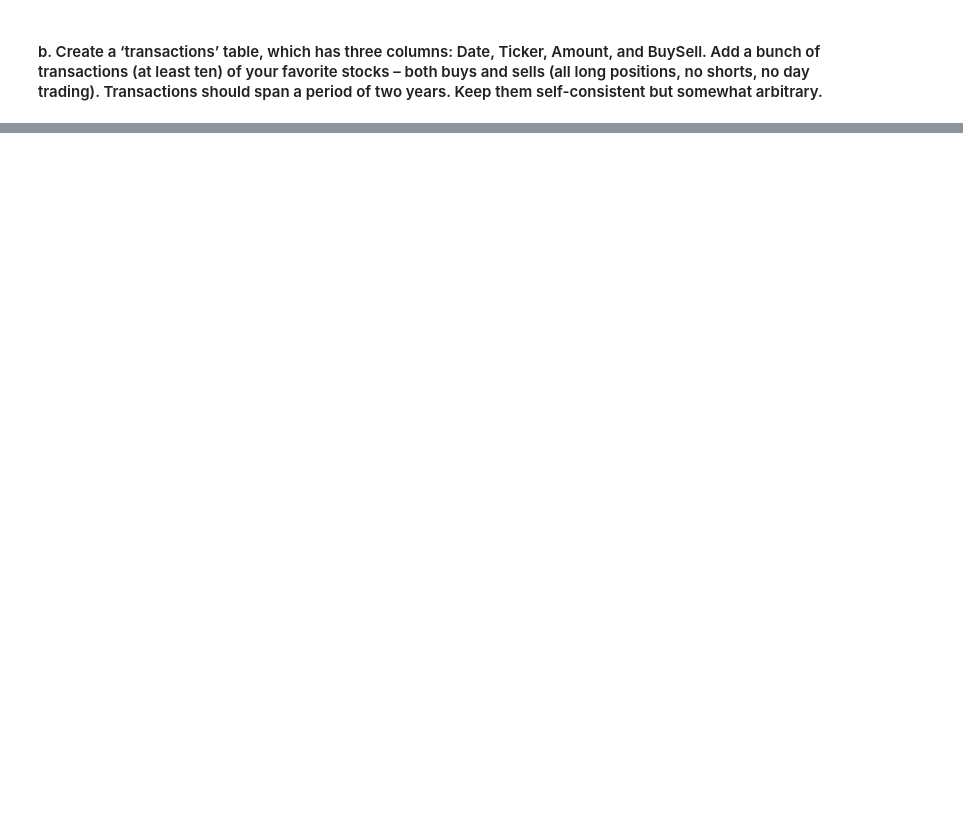
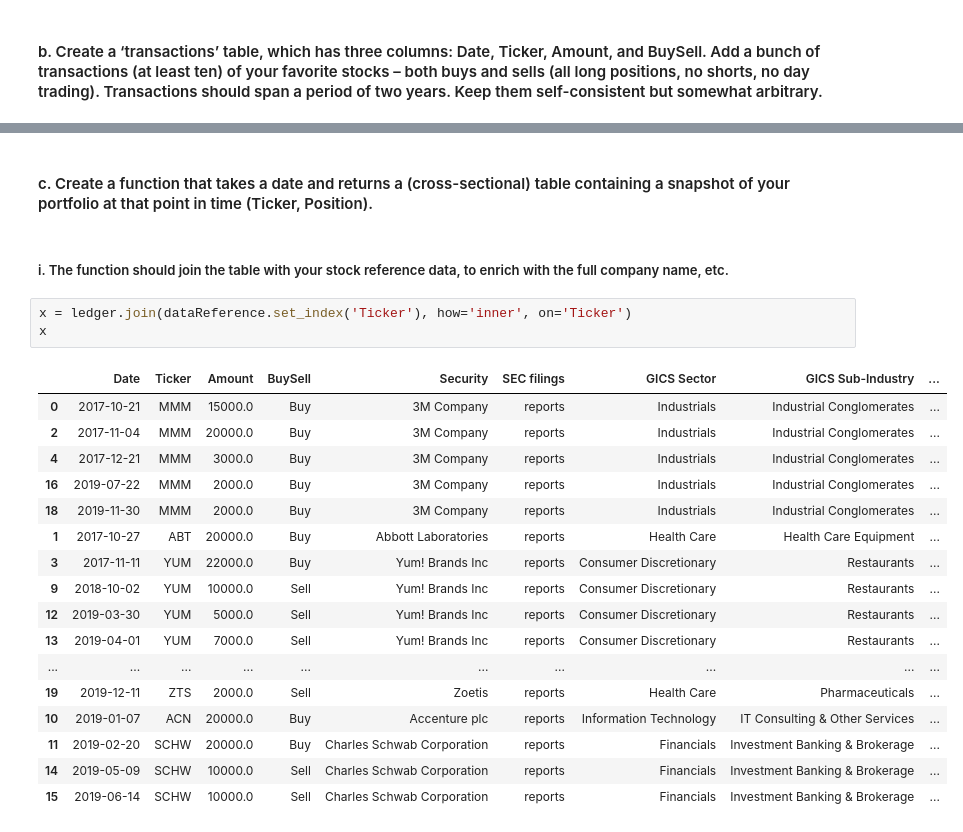
Before and after one commit to jeffsnguyen/Python, a Jupyter notebook: Level_8/Homework/8_2_7.ipynb, the cells around one changed output, grey strips where cells are left out. Saved outputs shown, nothing was run; the diff lists cells and outputs as text; blank space fills up the shorter version.

```diff
--- a/Level_8/Homework/8_2_7.ipynb
+++ b/Level_8/Homework/8_2_7.ipynb
@@ -121,0 +126,25 @@ ledger
+# %% [markdown]
+#### c. Create a function that takes a date and returns a (cross-sectional) table containing a snapshot of your portfolio at that point in time (Ticker, Position).
+# %% [markdown]
+##### i. The function should join the table with your stock reference data, to enrich with the full company name, etc.
+# %%
+x = ledger.join(dataReference.set_index('Ticker'), how='inner', on='Ticker')
+x
+# %% [output]
+|  | Date | Ticker | Amount | BuySell | Security | SEC filings | GICS Sector | GICS Sub-Industry | ... |
+| 0 | 2017-10-21 | MMM | 15000.0 | Buy | 3M Company | reports | Industrials | Industrial Conglomerates | ... |
+| 2 | 2017-11-04 | MMM | 20000.0 | Buy | 3M Company | reports | Industrials | Industrial Conglomerates | ... |
+| 4 | 2017-12-21 | MMM | 3000.0 | Buy | 3M Company | reports | Industrials | Industrial Conglomerates | ... |
+| 16 | 2019-07-22 | MMM | 2000.0 | Buy | 3M Company | reports | Industrials | Industrial Conglomerates | ... |
+| 18 | 2019-11-30 | MMM | 2000.0 | Buy | 3M Company | reports | Industrials | Industrial Conglomerates | ... |
+| 1 | 2017-10-27 | ABT | 20000.0 | Buy | Abbott Laboratories | reports | Health Care | Health Care Equipment | ... |
+| 3 | 2017-11-11 | YUM | 22000.0 | Buy | Yum! Brands Inc | reports | Consumer Discretionary | Restaurants | ... |
+| 9 | 2018-10-02 | YUM | 10000.0 | Sell | Yum! Brands Inc | reports | Consumer Discretionary | Restaurants | ... |
+| 12 | 2019-03-30 | YUM | 5000.0 | Sell | Yum! Brands Inc | reports | Consumer Discretionary | Restaurants | ... |
+| 13 | 2019-04-01 | YUM | 7000.0 | Sell | Yum! Brands Inc | reports | Consumer Discretionary | Restaurants | ... |
+| ... | ... | ... | ... | ... | ... | ... | ... | ... | ... |
+| 19 | 2019-12-11 | ZTS | 2000.0 | Sell | Zoetis | reports | Health Care | Pharmaceuticals | ... |
+| 10 | 2019-01-07 | ACN | 20000.0 | Buy | Accenture plc | reports | Information Technology | IT Consulting & Other Services | ... |
+| 11 | 2019-02-20 | SCHW | 20000.0 | Buy | Charles Schwab Corporation | reports | Financials | Investment Banking & Brokerage | ... |
+| 14 | 2019-05-09 | SCHW | 10000.0 | Sell | Charles Schwab Corporation | reports | Financials | Investment Banking & Brokerage | ... |
+| 15 | 2019-06-14 | SCHW | 10000.0 | Sell | Charles Schwab Corporation | reports | Financials | Investment Banking & Brokerage | ... |
```
Also changed, not shown: parts of 5 cells of this notebook.
